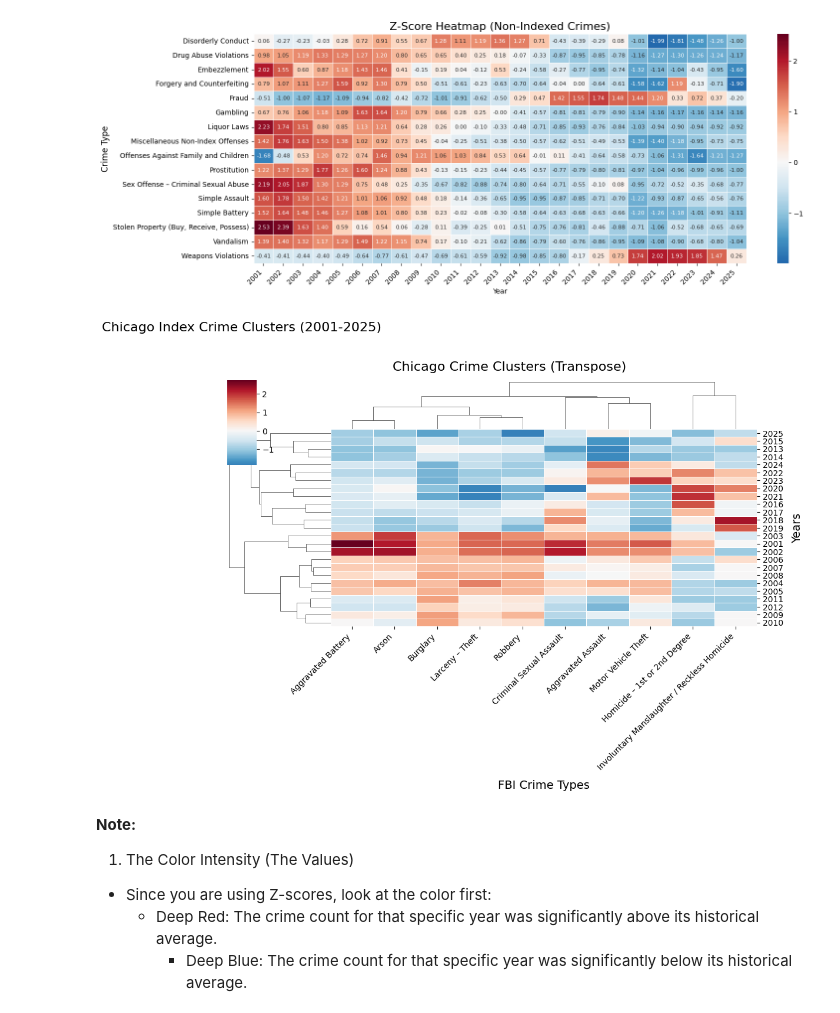
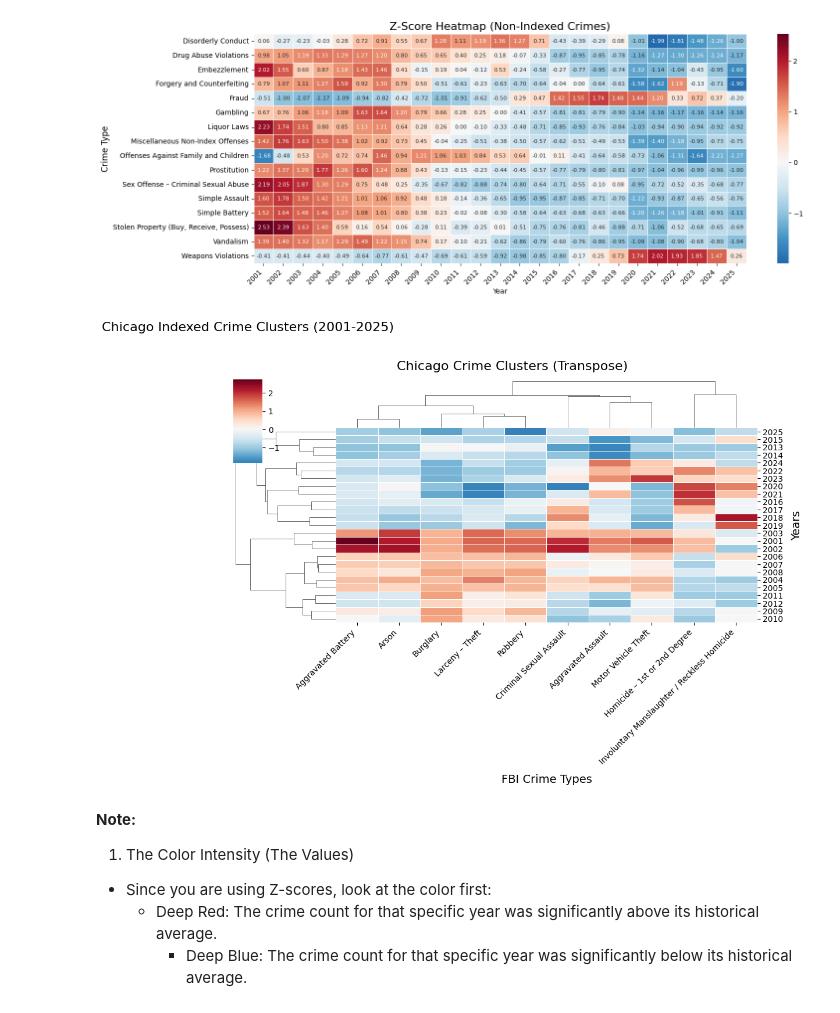
Before and after one commit to SirErikPak/ChicagoCrime, a Jupyter notebook: Notebook/ChicagoCrimeExploratoryClusterAnalysis.ipynb, the cells around one changed output. Cells and saved outputs as stored; diff of their text form; code cells hidden in the pictures.

```diff
--- a/Notebook/ChicagoCrimeExploratoryClusterAnalysis.ipynb
+++ b/Notebook/ChicagoCrimeExploratoryClusterAnalysis.ipynb
@@ -175,30 +175,30 @@ heat_map(z_df_n, 'Non-Indexed')
 # %%
 # Z score (Indexed)
 # Create the clustermap
 g = sns.clustermap(
     z_df_i.T,
     cmap="RdBu_r",
     center=0,
     figsize=(10, 8),
     # row_cluster=True,  # Keep years in chronological order (on the Y-axis)
     col_cluster=True,  # Cluster the crimes together (on the X-axis)
     linewidths=0.5,
     xticklabels=True,   # Ensure all crime names show up
     yticklabels=True    # Ensure all years show up
 )
 
 # Rotate X-axis labels for readability
 plt.setp(g.ax_heatmap.get_xticklabels(), rotation=45, ha='right')
-plt.title("Chicago Index Crime Clusters (2001-2025)", fontsize=16, pad=60)
+plt.title("Chicago Indexed Crime Clusters (2001-2025)", fontsize=16, pad=60)
 plt.suptitle("Chicago Crime Clusters (Transpose)", fontsize=16, y=1.02)
 g.ax_heatmap.set_xlabel('FBI Crime Types', fontsize=14, labelpad=10)
 g.ax_heatmap.set_ylabel('Years', fontsize=14, labelpad=10)
 
 # Save the figure with high resolution and tight cropping
-# plt.savefig("../Image/cluster_index_analysis.png", dpi=1200, bbox_inches='tight')
+plt.savefig("../Image/cluster_index_analysis.png", dpi=1200, bbox_inches='tight')
 plt.show()
 # %% [output]
-[figure, old version]
+[figure, new version]
 # %% [markdown]
 **Note:**
 1. The Color Intensity (The Values)
```
Also changed, not shown: 1 other file.
